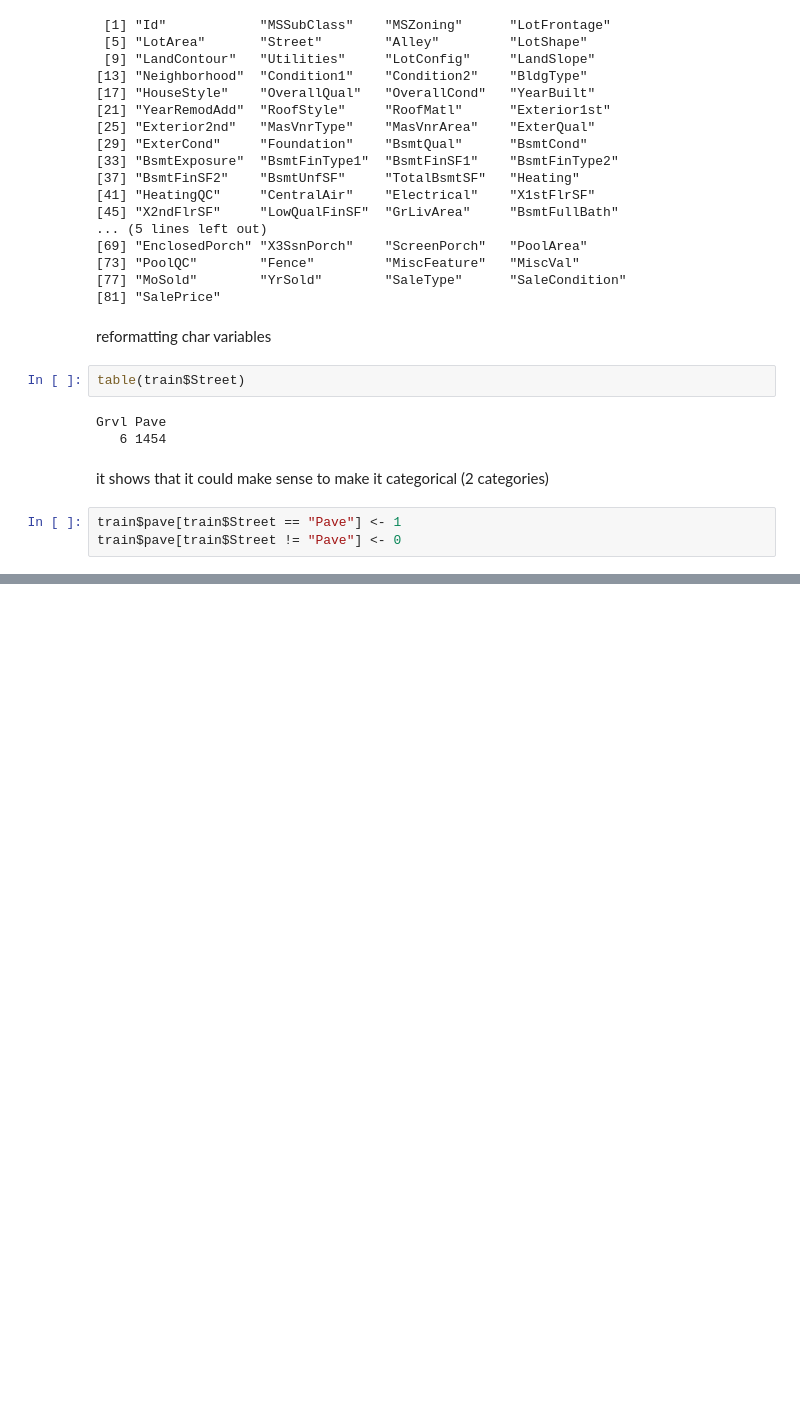
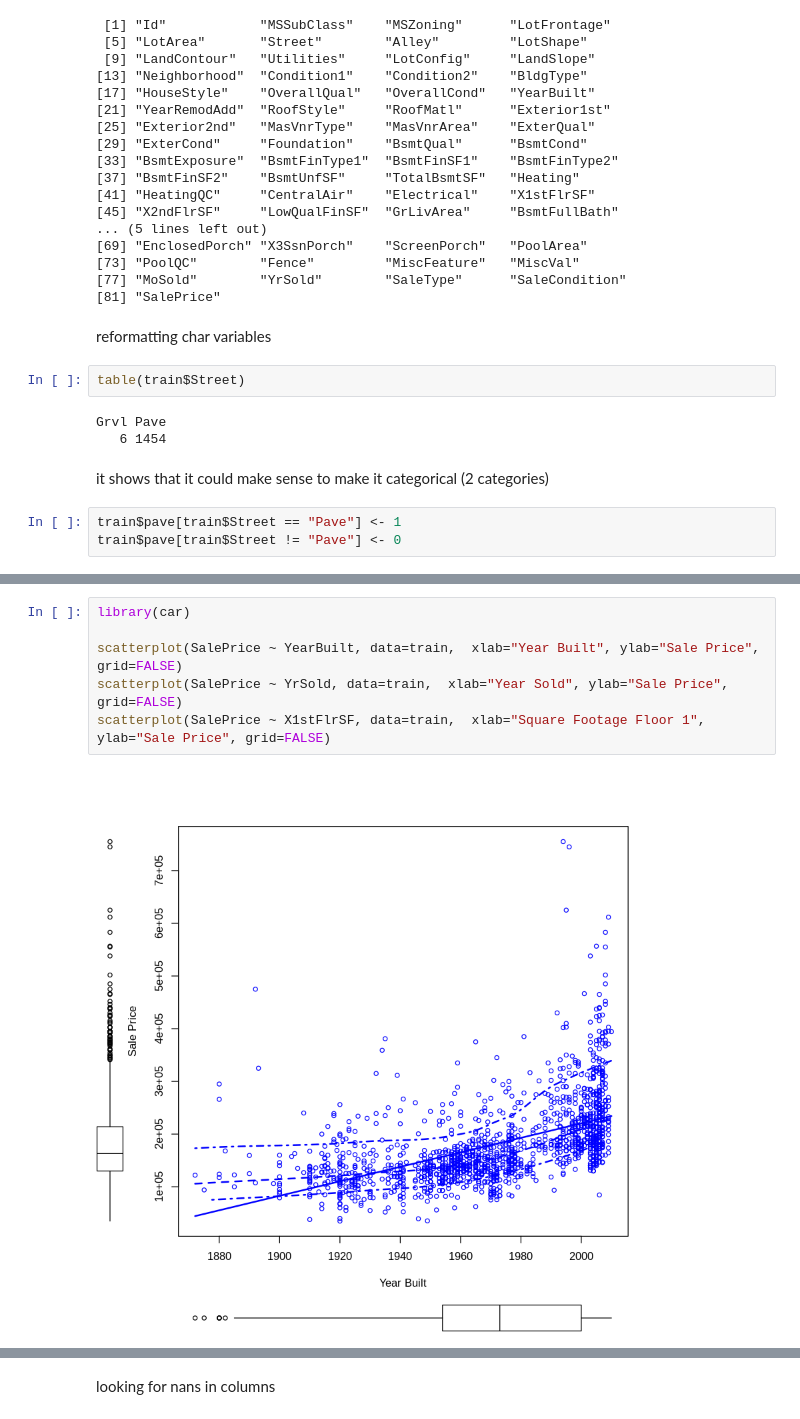
Before and after one commit to stepinski/machinelearning, a Jupyter notebook: RE dat testing.ipynb, the cells around one changed output, grey strips where cells are left out. Saved outputs shown, nothing was run; the diff lists cells and outputs as text; blank space fills up the shorter version.

```diff
--- a/RE dat testing.ipynb
+++ b/RE dat testing.ipynb
@@ -69,0 +524,8 @@ C (all)      FV      RH      RL      RM
+# %%
+library(car)
+
+scatterplot(SalePrice ~ YearBuilt, data=train,  xlab="Year Built", ylab="Sale Price", grid=FALSE)
+scatterplot(SalePrice ~ YrSold, data=train,  xlab="Year Sold", ylab="Sale Price", grid=FALSE)
+scatterplot(SalePrice ~ X1stFlrSF, data=train,  xlab="Square Footage Floor 1", ylab="Sale Price", grid=FALSE)
+# %% [output]
+[figure, added]
@@ -69,0 +534,2 @@ C (all)      FV      RH      RL      RM
+# %% [markdown]
+looking for nans in columns
```
Also changed, not shown: parts of 32 cells of this notebook.
